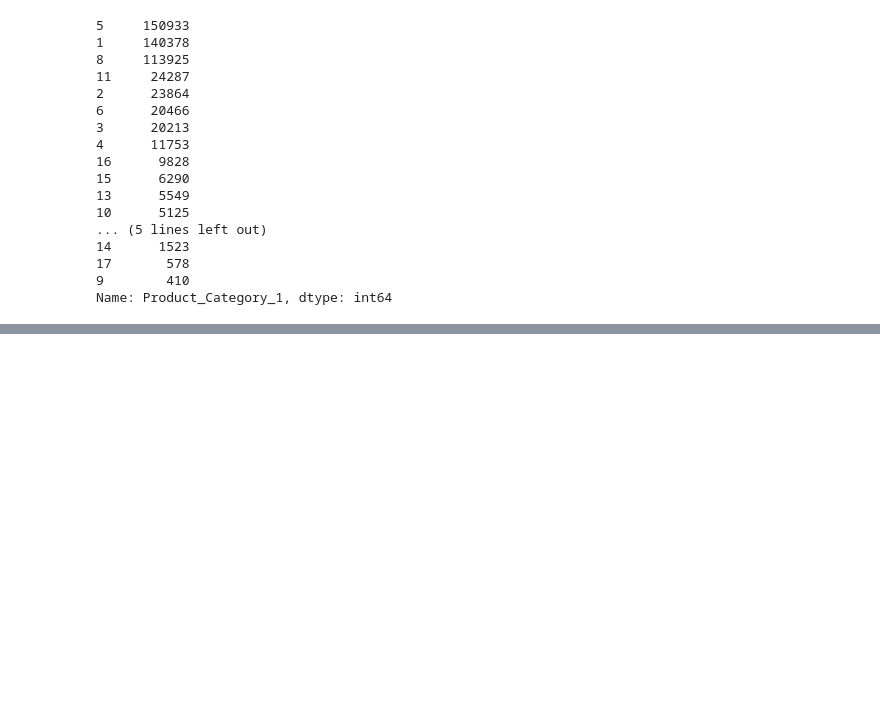
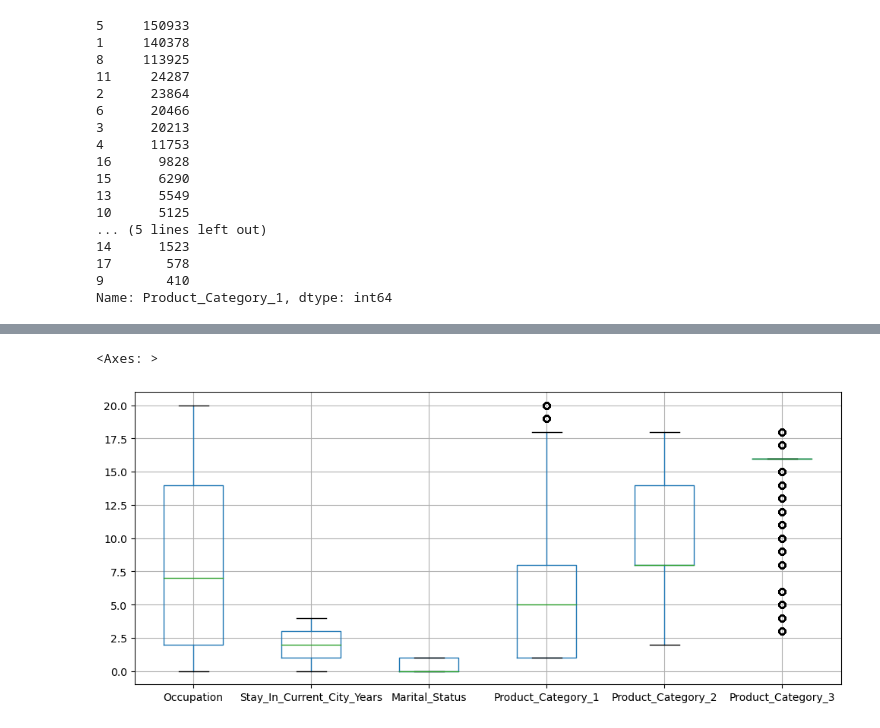
Before and after one commit to tharangachaminda/Black_Friday_Purchase, a Jupyter notebook: black_friday.ipynb, the cells around one changed output, grey strips where cells are left out. Cells and saved outputs as stored; diff of their text form; code cells hidden in the pictures; blank space fills up the shorter version.

```diff
--- a/black_friday.ipynb
+++ b/black_friday.ipynb
@@ -140,0 +245,5 @@ Name: Product_Category_1, dtype: int64
+# %%
+df.loc[:, list(df)[0:-1]].boxplot(figsize=(12, 5))
+# %% [output]
+<Axes: >
+[figure, added]
```
Also changed, not shown: parts of 27 cells of this notebook.
